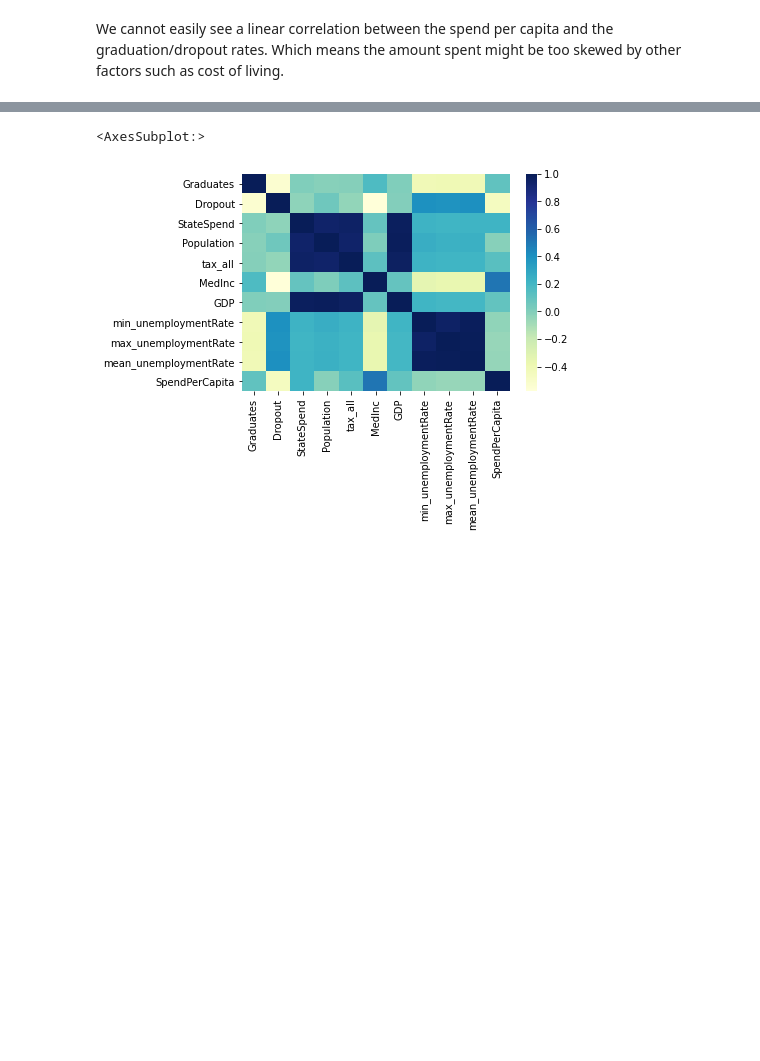
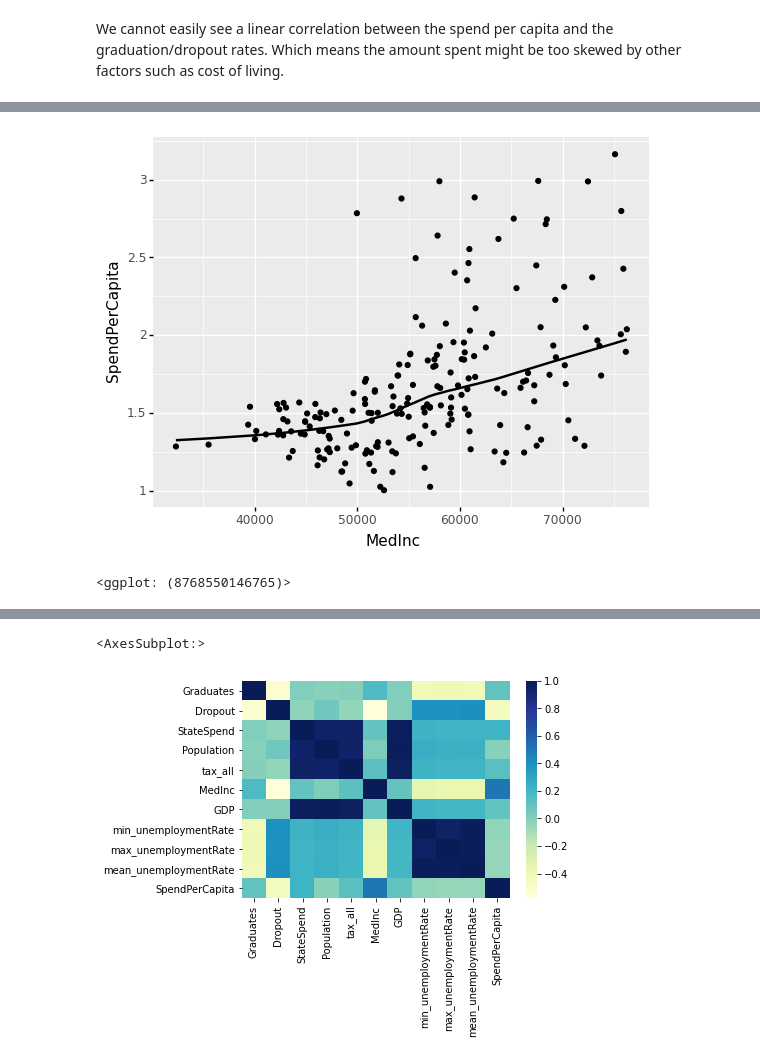
Before and after one commit to shayleelaura/Independent_Capstone, a Jupyter notebook: State Student Spending Case Study.ipynb, the cells around one changed output, grey strips where cells are left out. Drawn from its saved outputs; the diff is of its cells as text; code cells hidden in the pictures; blank space fills up the shorter version.

```diff
--- a/State Student Spending Case Study.ipynb
+++ b/State Student Spending Case Study.ipynb
@@ -742,0 +807,5 @@ ggplot(keyYears, aes(x = 'SpendPerCapita', y = 'GDP')) + geom_point(stat = 'iden
+# %%
+ggplot(keyYears, aes(x = 'MedInc', y = 'SpendPerCapita')) + geom_point(stat = 'identity') + stat_smooth()
+# %% [output]
+[figure, added]
+<ggplot: (8768550146765)>
```
Also changed, not shown: parts of 53 cells of this notebook.
